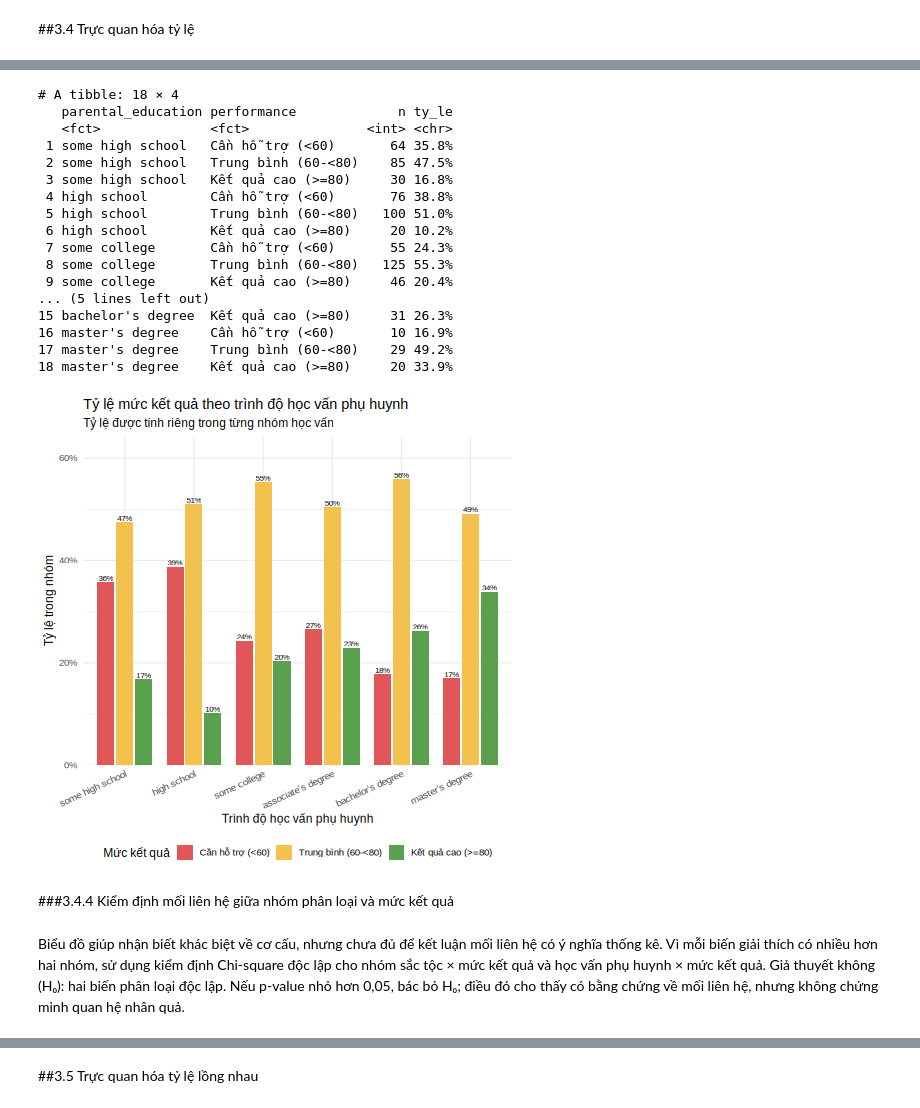
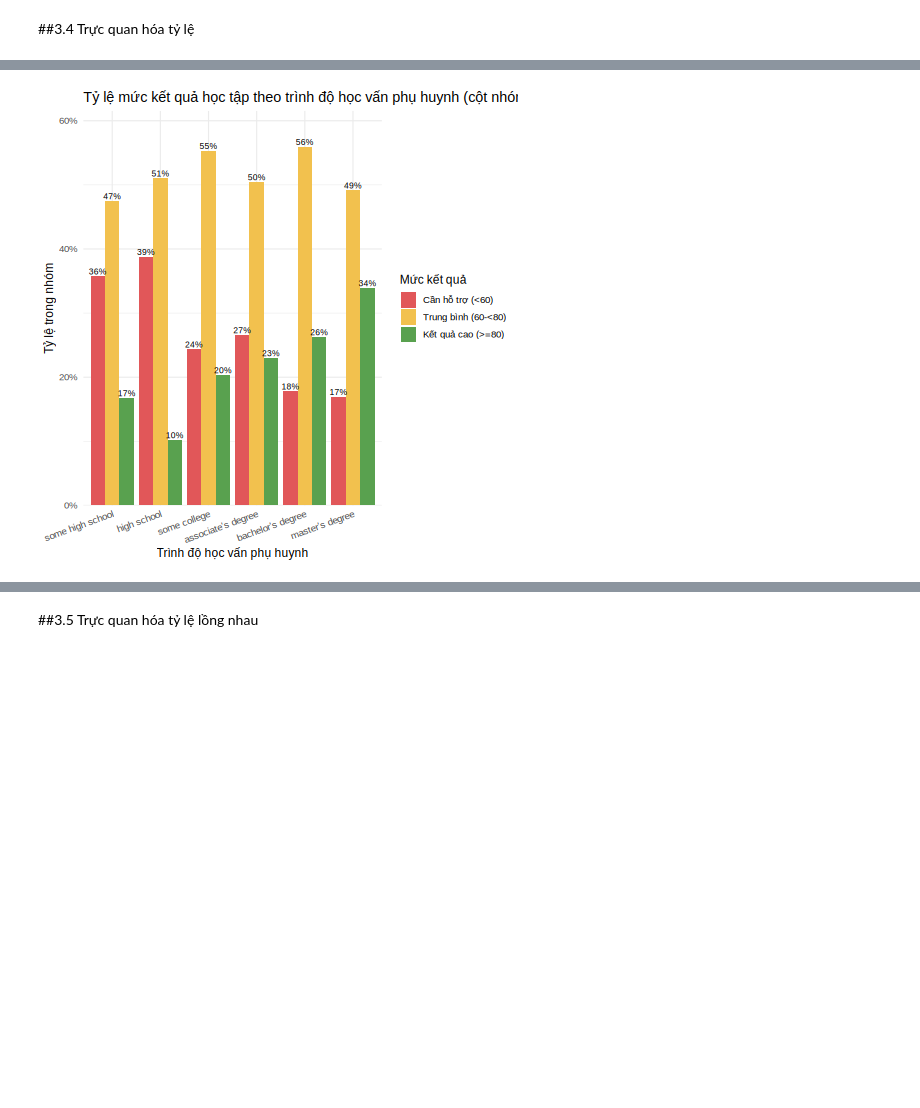
Before and after one commit to 25-DoThanQuocKhanh-24174600024/DHKL18A1HN_Do_An_Nhom_2_CD_3, a Jupyter notebook: Đồ_Án_1_Nhóm_2_2_DHKL18A1HN.ipynb, the cells around one changed output, grey strips where cells are left out. Cells and saved outputs as stored; diff of their text form; code cells hidden in the pictures; blank space fills up the shorter version.

Commit message:
Trực quan hóa mối liên hệ

```diff
--- a/Đồ_Án_1_Nhóm_2_2_DHKL18A1HN.ipynb
+++ b/Đồ_Án_1_Nhóm_2_2_DHKL18A1HN.ipynb
@@ -1426,13 +1458,2 @@ R error message: 'Error in leveneTest(average_score ~ race_ethnicity, data = df)
 # %% [markdown]
 ##3.4 Trực quan hóa tỷ lệ
-# %%
-%%R
-
-library(scales)
-
-# Thứ tự và màu sắc nhất quán giữa các biểu đồ
-perf_levels <- c("Cần hỗ trợ (<60)", "Trung bình (60-<80)", "Kết quả cao (>=80)")
-perf_cols <- c("#E15759", "#F2C14E", "#59A14F")
-
-df <- df |>
-  mutate(performance = factor(performance, levels = perf_levels))
@@ -1516,55 +1500,16 @@ print(bang_ty_le_sac_toc)
 # %%
 %%R
-# Biểu đồ cột nhóm: thuận tiện so sánh trực tiếp tỷ lệ của từng mức kết quả
-# trong từng nhóm trình độ học vấn phụ huynh.
-p34c_data <- df |>
-  count(parental_education, performance) |>
-  group_by(parental_education) |>
-  mutate(pct = n / sum(n)) |>
-  ungroup()
-
-p34c <- ggplot(p34c_data,
-               aes(x = parental_education, y = pct, fill = performance)) +
-  geom_col(position = position_dodge(width = 0.82), width = 0.74) +
-  geom_text(aes(label = percent(pct, accuracy = 1)),
-            position = position_dodge(width = 0.82),
-            vjust = -0.25, size = 2.8) +
-  scale_fill_manual(values = perf_cols, drop = FALSE, name = "Mức kết quả") +
-  scale_y_continuous(labels = percent, limits = c(0, NA),
-                     expand = expansion(mult = c(0, 0.15))) +
-  labs(title = "Tỷ lệ mức kết quả theo trình độ học vấn phụ huynh",
-       subtitle = "Tỷ lệ được tính riêng trong từng nhóm học vấn",
+# [p34c] Biểu đồ CỘT NHÓM: tỷ lệ 3 mức kết quả trong từng mức học vấn phụ huynh  -> plots/3.4c_cot_nhom_hoc_van.png
+p34c <- df |> count(parental_education, performance) |>
+  group_by(parental_education) |> mutate(pct = n / sum(n)) |>
+  ggplot(aes(parental_education, pct, fill = performance)) +
+  geom_col(position = "dodge") +
+  geom_text(aes(label = percent(pct, 1)), position = position_dodge(0.9), vjust = -0.3, size = 3) +
+  scale_fill_manual(values = perf_cols, name = "Mức kết quả") +
+  scale_y_continuous(labels = percent, expand = expansion(mult = c(0, .1))) +
+  labs(title = "Tỷ lệ mức kết quả học tập theo trình độ học vấn phụ huynh (cột nhóm)",
        x = "Trình độ học vấn phụ huynh", y = "Tỷ lệ trong nhóm") +
-  theme(axis.text.x = element_text(angle = 25, hjust = 1),
-        legend.position = "bottom")
-save_plot(p34c, "3.4c_cot_nhom_hoc_van", w = 12, h = 6)
-
-# Bảng tỷ lệ và cỡ mẫu hỗ trợ kiểm tra các giá trị được thể hiện trên biểu đồ
-bang_ty_le_hoc_van <- p34c_data |>
-  mutate(ty_le = percent(pct, accuracy = 0.1)) |>
-  select(parental_education, performance, n, ty_le) |>
-  arrange(parental_education, performance)
-print(bang_ty_le_hoc_van)
+  theme(axis.text.x = element_text(angle = 20, hjust = 1))
+save_plot(p34c, "3.4c_cot_nhom_hoc_van", w = 11)
 # %% [output]
-# A tibble: 18 × 4
-   parental_education performance             n ty_le
-   <fct>              <fct>               <int> <chr>
- 1 some high school   Cần hỗ trợ (<60)       64 35.8%
- 2 some high school   Trung bình (60-<80)    85 47.5%
- 3 some high school   Kết quả cao (>=80)     30 16.8%
- 4 high school        Cần hỗ trợ (<60)       76 38.8%
- 5 high school        Trung bình (60-<80)   100 51.0%
- 6 high school        Kết quả cao (>=80)     20 10.2%
- 7 some college       Cần hỗ trợ (<60)       55 24.3%
- 8 some college       Trung bình (60-<80)   125 55.3%
- 9 some college       Kết quả cao (>=80)     46 20.4%
-... (5 lines left out)
-15 bachelor's degree  Kết quả cao (>=80)     31 26.3%
-16 master's degree    Cần hỗ trợ (<60)       10 16.9%
-17 master's degree    Trung bình (60-<80)    29 49.2%
-18 master's degree    Kết quả cao (>=80)     20 33.9%
-[figure, old version]
+[figure, new version]
-# %% [markdown]
-###3.4.4 Kiểm định mối liên hệ giữa nhóm phân loại và mức kết quả
-# %% [markdown]
-Biểu đồ giúp nhận biết khác biệt về cơ cấu, nhưng chưa đủ để kết luận mối liên hệ có ý nghĩa thống kê. Vì mỗi biến giải thích có nhiều hơn hai nhóm, sử dụng kiểm định Chi-square độc lập cho nhóm sắc tộc × mức kết quả và học vấn phụ huynh × mức kết quả. Giả thuyết không (H₀): hai biến phân loại độc lập. Nếu p-value nhỏ hơn 0,05, bác bỏ H₀; điều đó cho thấy có bằng chứng về mối liên hệ, nhưng không chứng minh quan hệ nhân quả.
```
Also changed, not shown: parts of 27 cells of this notebook.
